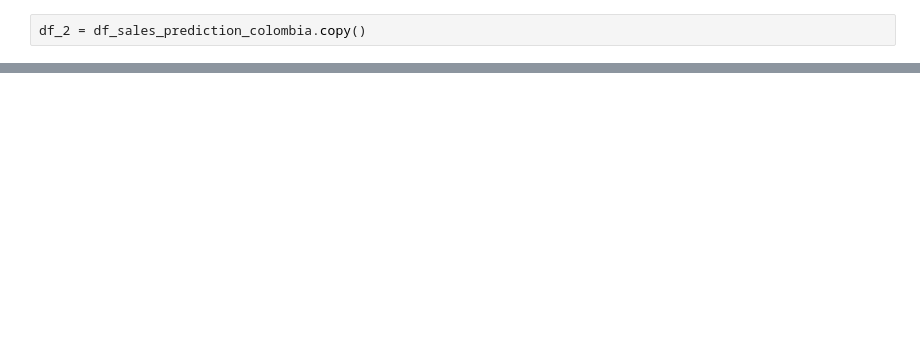
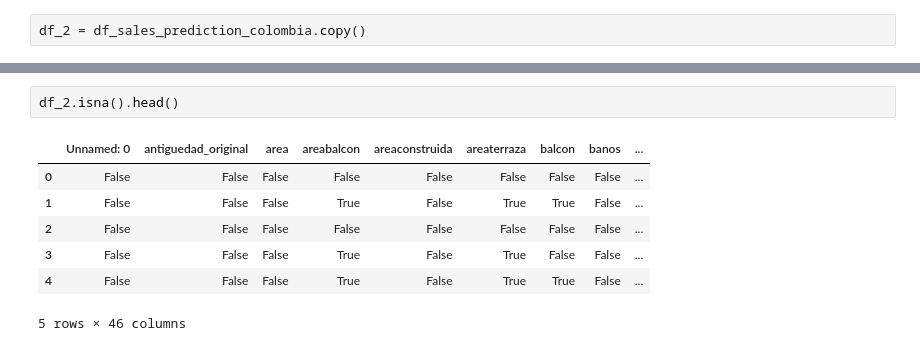
Before and after one commit to William-CCS96/pandas_library_functions, a Jupyter notebook: notebooks/0_0_pandas_library_functions.ipynb, the cells around one changed output, grey strips where cells are left out. Cells and saved outputs as stored; diff of their text form; blank space fills up the shorter version.

```diff
--- a/notebooks/0_0_pandas_numpy_prediction_houses_colombia.ipynb
+++ b/notebooks/0_0_pandas_library_functions.ipynb
@@ -298,3 +301,13 @@ df_2
+# %%
+df_2.isna().head()
+# %% [output]
+|  | Unnamed: 0 | antiguedad_original | area | areabalcon | areaconstruida | areaterraza | balcon | banos | ... |
+| 0 | False | False | False | False | False | False | False | False | ... |
+| 1 | False | False | False | True | False | True | True | False | ... |
+| 2 | False | False | False | False | False | False | False | False | ... |
+| 3 | False | False | False | True | False | True | False | False | ... |
+| 4 | False | False | False | True | False | True | True | False | ... |
+5 rows × 46 columns
 # %%
 df_2["area"].isna().value_counts()
 # %% [output]
```
Also changed, not shown: parts of 11 cells of this notebook.
